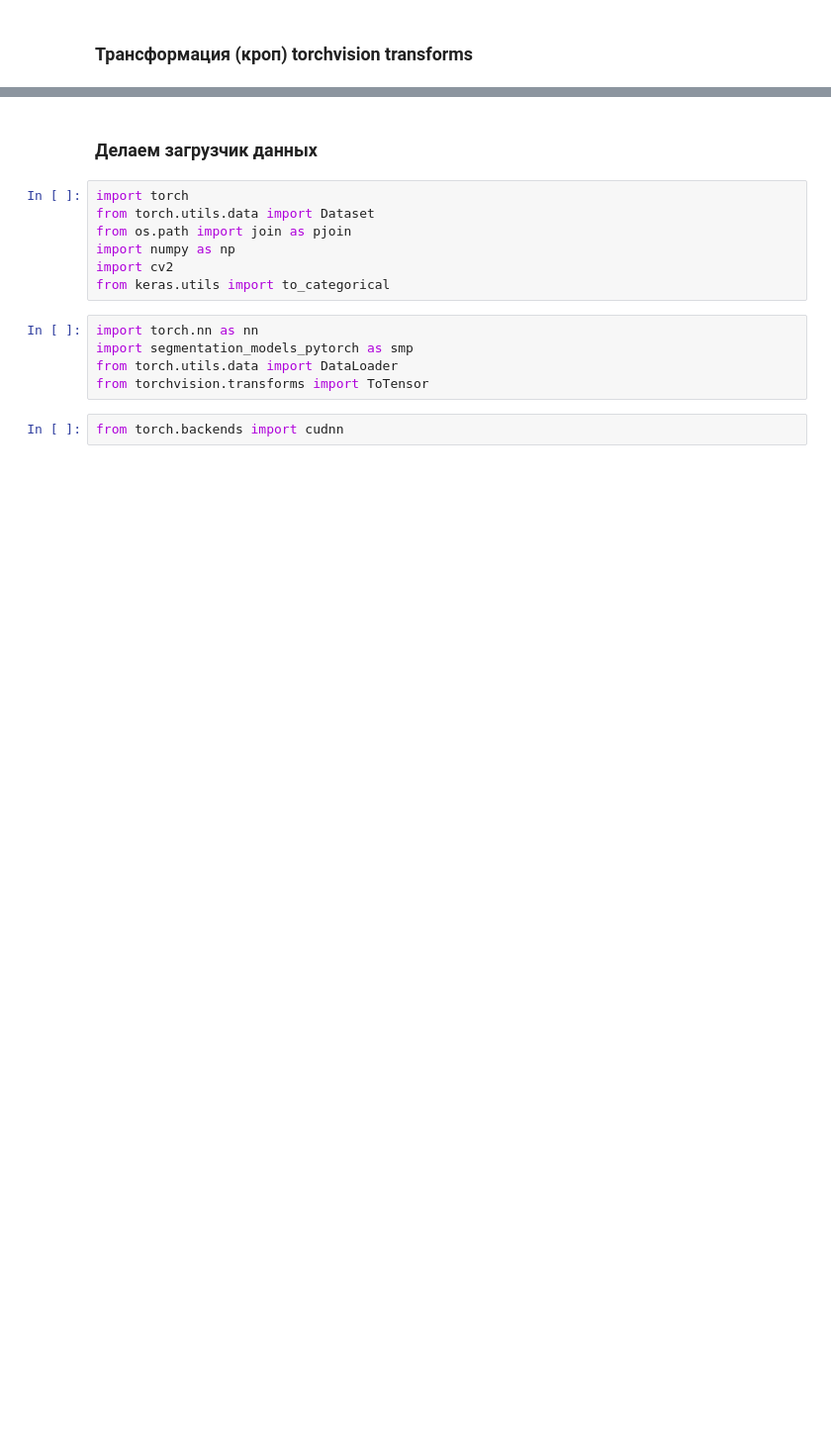
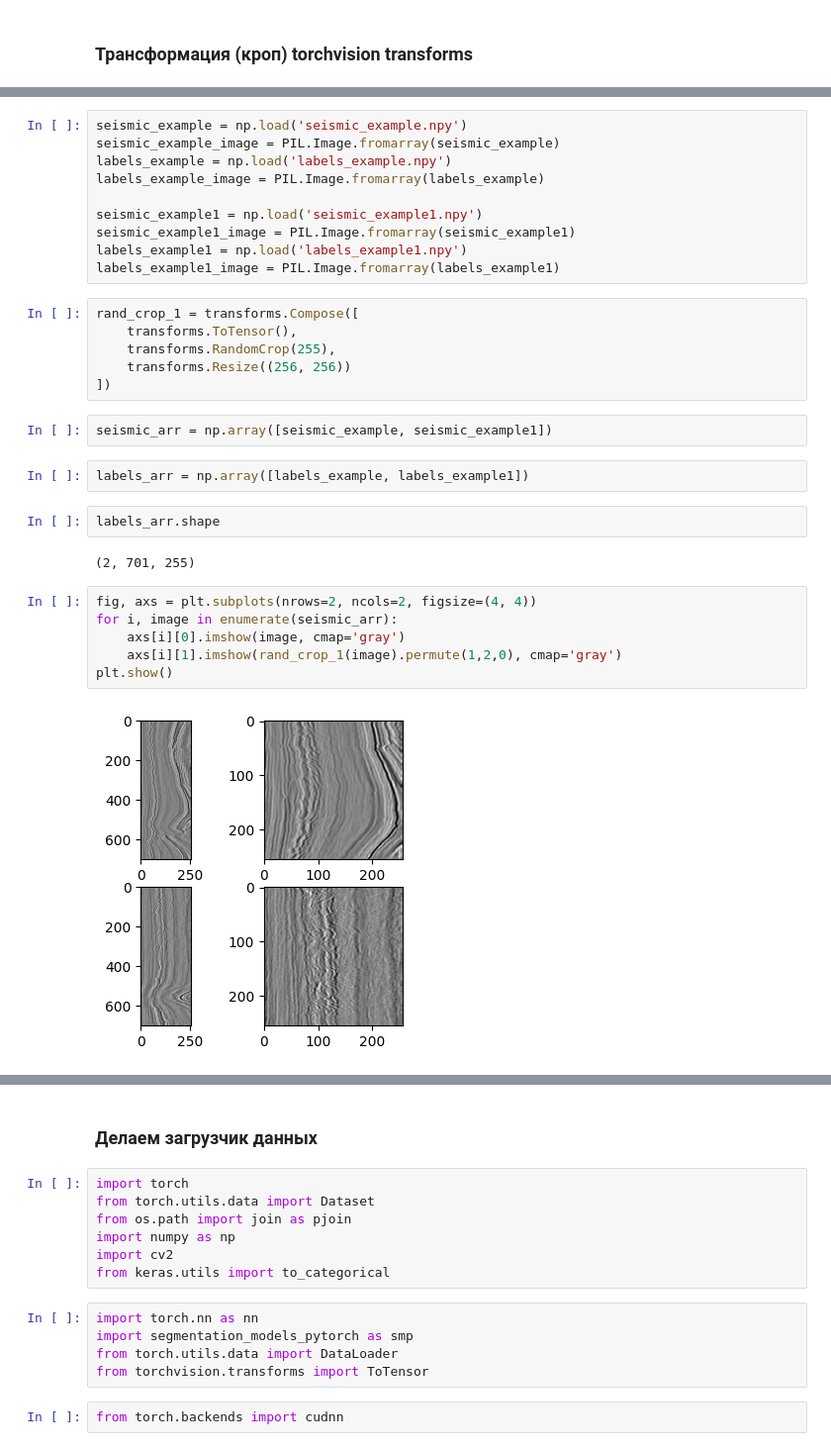
Before and after one commit to ravilkooo/ravil_project, a Jupyter notebook: unet_from_inet.ipynb, the cells around one changed output, grey strips where cells are left out. Shown: that part at 99% size. Cells and saved outputs as stored; diff of their text form; blank space fills up the shorter version.

Commit message:
added rand_crop_1 transformation

```diff
--- a/unet_from_inet.ipynb
+++ b/unet_from_inet.ipynb
@@ -50,0 +59,32 @@ import torchvision
+# %%
+seismic_example = np.load('seismic_example.npy')
+seismic_example_image = PIL.Image.fromarray(seismic_example)
+labels_example = np.load('labels_example.npy')
+labels_example_image = PIL.Image.fromarray(labels_example)
+
+seismic_example1 = np.load('seismic_example1.npy')
+seismic_example1_image = PIL.Image.fromarray(seismic_example1)
+labels_example1 = np.load('labels_example1.npy')
+labels_example1_image = PIL.Image.fromarray(labels_example1)
+# %%
+rand_crop_1 = transforms.Compose([
+    transforms.ToTensor(),
+    transforms.RandomCrop(255),
+    transforms.Resize((256, 256))
+])
+# %%
+seismic_arr = np.array([seismic_example, seismic_example1])
+# %%
+labels_arr = np.array([labels_example, labels_example1])
+# %%
+labels_arr.shape
+# %% [output]
+(2, 701, 255)
+# %%
+fig, axs = plt.subplots(nrows=2, ncols=2, figsize=(4, 4))
+for i, image in enumerate(seismic_arr):
+    axs[i][0].imshow(image, cmap='gray')
+    axs[i][1].imshow(rand_crop_1(image).permute(1,2,0), cmap='gray')
+plt.show()
+# %% [output]
+[figure, added]
```
Also changed, not shown: parts of 12 cells of this notebook, 4 other files.
